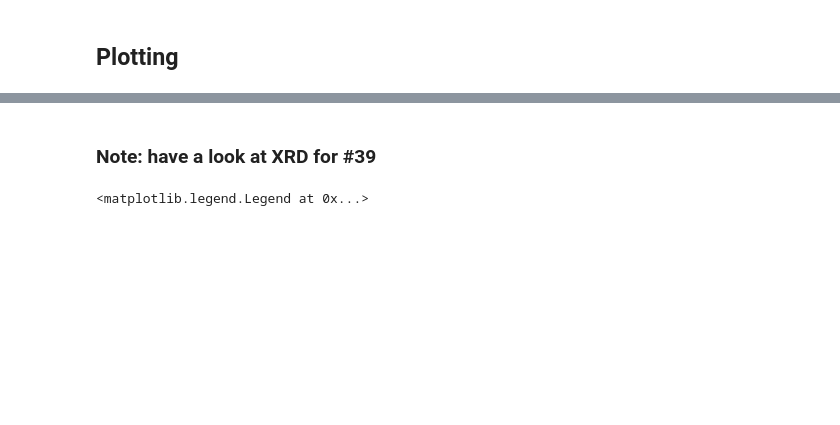
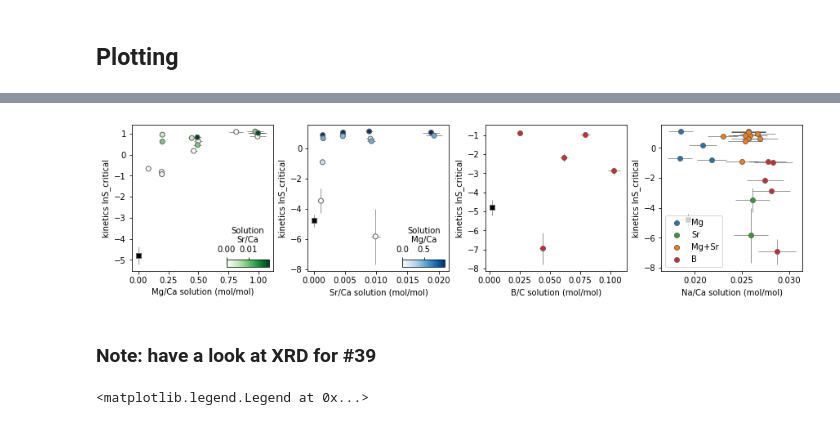
Before and after one commit to oscarbranson/supplementary, a Jupyter notebook: supplements/vaterite_geochem/03_kinetics.ipynb, the cells around one changed output, grey strips where cells are left out. Saved outputs shown, nothing was run; the diff lists cells and outputs as text; code cells hidden in the pictures; blank space fills up the shorter version.

```diff
--- a/supplements/vaterite_geochem/03_kinetics.ipynb
+++ b/supplements/vaterite_geochem/03_kinetics.ipynb
@@ -150,3 +206,8 @@ Ca_change_V = Ca_change_total * og_F_V
+# %%
+yvar = ('kinetics', 'lnS_critical')
+fig, axs = vplt.solution_vs_yvar(dat.loc[no_high_mg & vaterite_growth & good_kinetic_fits], yvar=yvar)
+# %% [output]
+[figure, added]
 # %%
 # exps = profiles.columns.levels[0]
 # exps = ['30']
```
Also changed, not shown: parts of 16 cells of this notebook.
